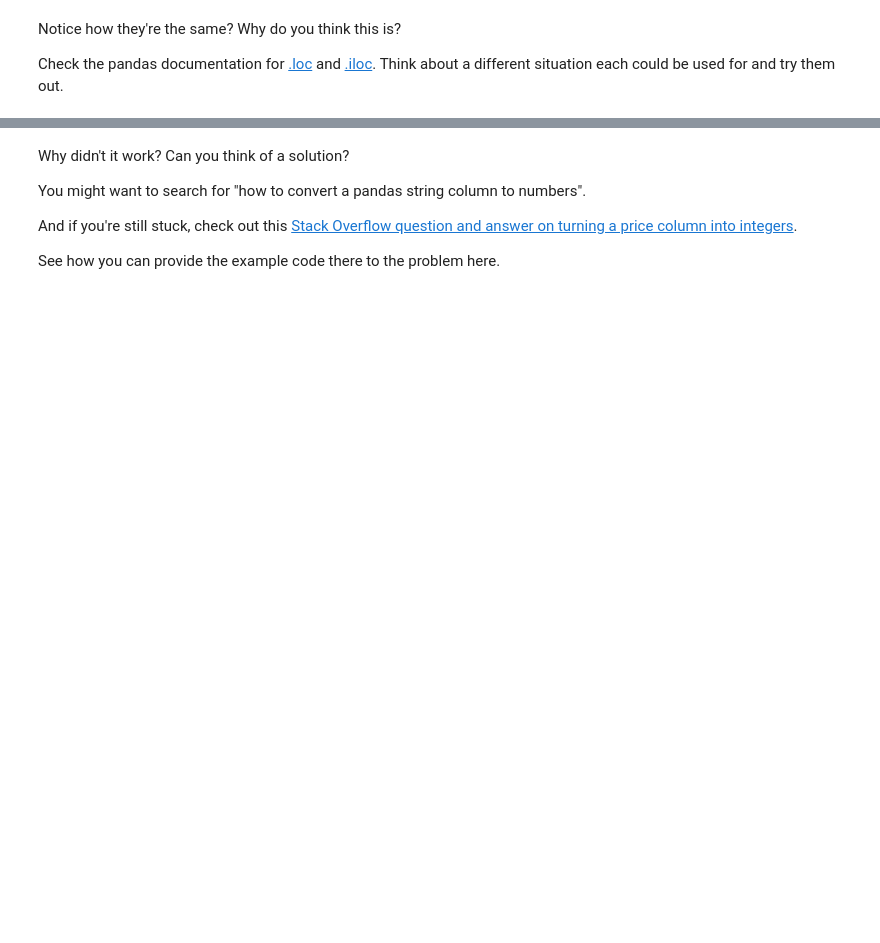
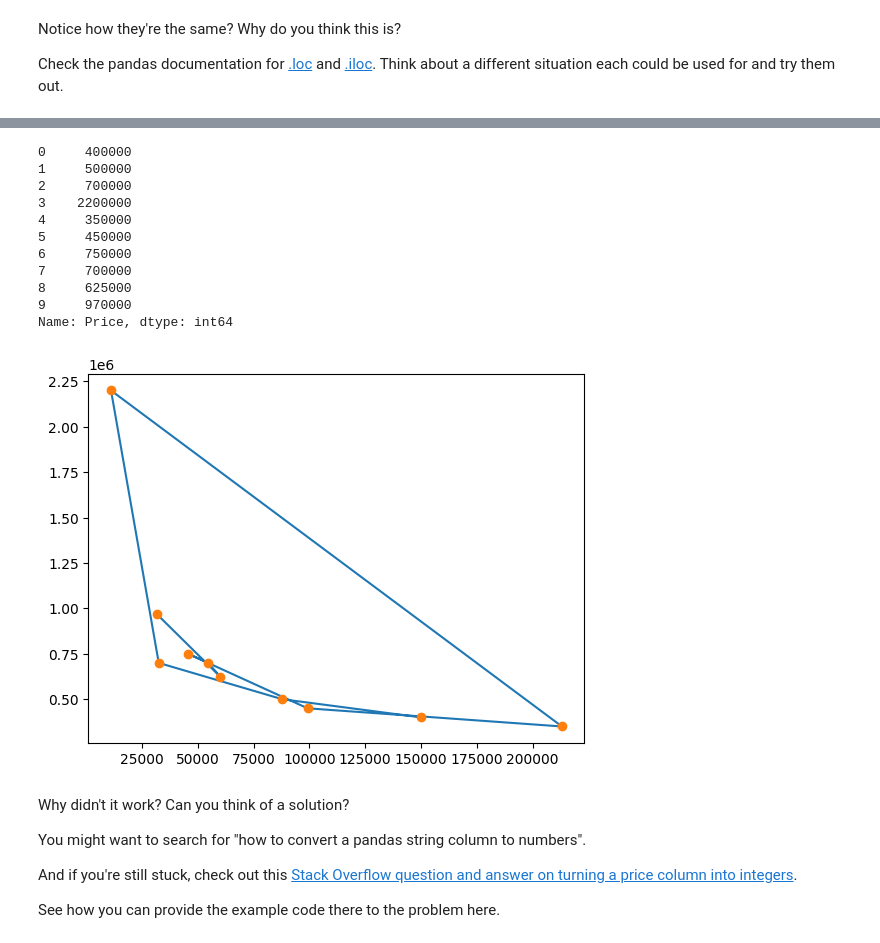
Before and after one commit to techLust/python_experiment, a Jupyter notebook: pandas-exercises.ipynb, the cells around one changed output, grey strips where cells are left out. Cells and saved outputs as stored; diff of their text form; code cells hidden in the pictures; blank space fills up the shorter version.

```diff
--- a/pandas-exercises.ipynb
+++ b/pandas-exercises.ipynb
@@ -121,3 +273,25 @@ Check the pandas documentation for [.loc](https://pandas.pydata.org/pandas-docs/
+# %%
+# Try to plot the Price column using plot()
+car_sales_price = car_sales_data.Price.replace('\D', '' , regex=True).astype(int)
+print(car_sales_price)
+plt.plot(car_sales_data["Odometer (KM)"], car_sales_price,)
+
+#Plotting only points
+points_plot = plt.plot(car_sales_data["Odometer (KM)"], car_sales_price, 'o')
+plt.show(points_plot)
+# %% [output]
+0     400000
+1     500000
+2     700000
+3    2200000
+4     350000
+5     450000
+6     750000
+7     700000
+8     625000
+9     970000
+Name: Price, dtype: int64
+[figure, added]
 # %% [markdown]
 Why didn't it work? Can you think of a solution?
 
```
Also changed, not shown: parts of 42 cells of this notebook, 4 other files.
